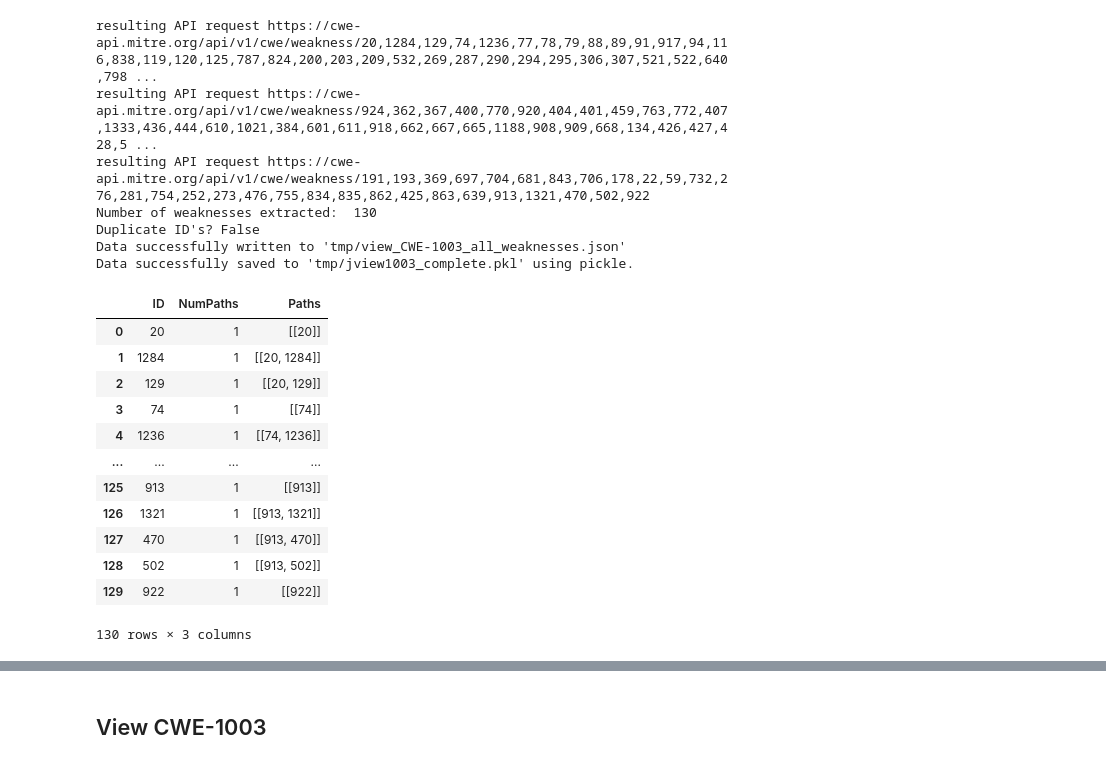
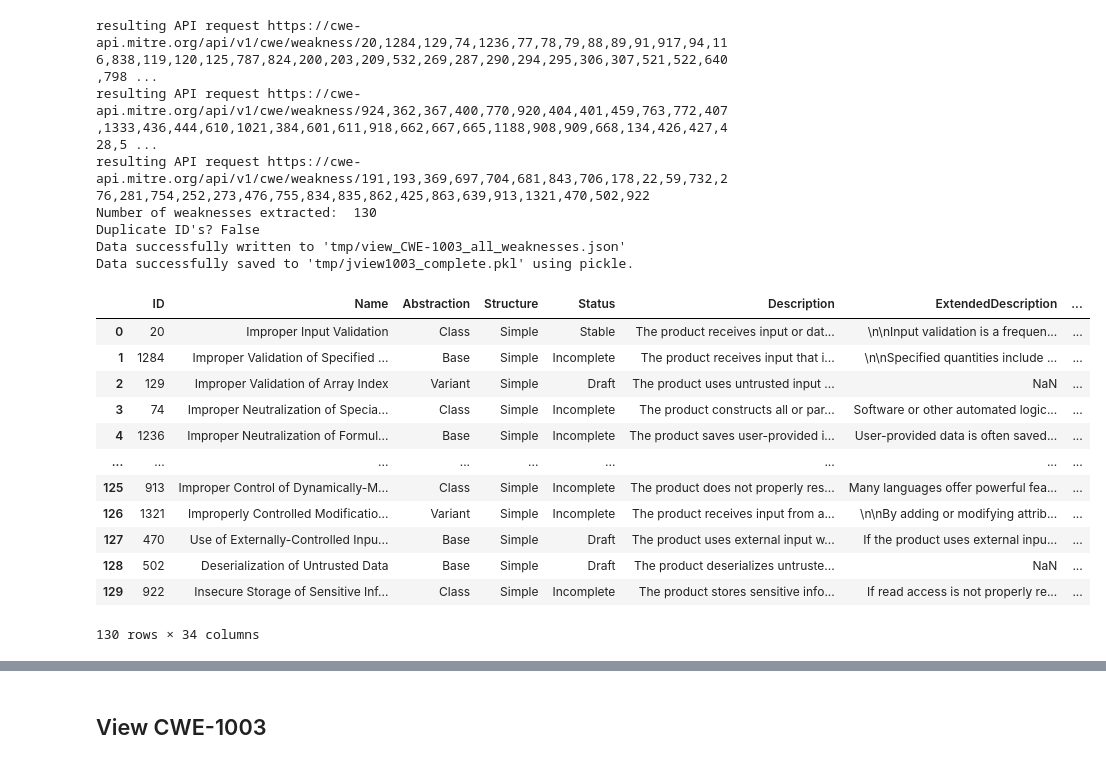
Before and after one commit to Eathus/Thesis-Edvin, a Jupyter notebook: CWE_analysis/analysis.ipynb, the cells around one changed output, grey strips where cells are left out. Cells and saved outputs as stored; diff of their text form; code cells hidden in the pictures.

```diff
--- a/CWE_analysis/analysis.ipynb
+++ b/CWE_analysis/analysis.ipynb
@@ -140,16 +140,10 @@ Duplicate ID's? False
 Data successfully written to 'tmp/view_CWE-1003_all_weaknesses.json'
 Data successfully saved to 'tmp/jview1003_complete.pkl' using pickle.
 # %%
+
 import pandas as pd
-import pickle
-import json
 
-pickle_file = 'tmp/jview1003_complete.pkl'
-with open(pickle_file, 'rb') as file:
-    jview1003_complete = pickle.load(file)
-
-
-def rec_expand_path(cweID, weaknesses, path_df) :
+def rec_expand_path(cweID : str, weaknesses, path_df) :
     if not path_df[path_df['ID'] == cweID].empty:
         return path_df
     rw_list = weaknesses.loc[weaknesses['ID'] == cweID, 'RelatedWeaknesses'].values
@@ -177,36 +171,46 @@ def rec_expand_path(cweID, weaknesses, path_df) :
     path_df = pd.concat([path_df, new_row], ignore_index=True)
     return path_df
 
-def get_paths(view, df_weaknesses) :
-    df_weaknesses['RelatedWeaknesses'] = df_weaknesses['RelatedWeaknesses'].apply(
+def get_paths(view, df_weaknesses, combine = False) :
+    df_weak = df_weaknesses.copy()
+    df_weak['RelatedWeaknesses'] = df_weak['RelatedWeaknesses'].apply(
         lambda weaknesses: [w for w in weaknesses if w['ViewID'] == view and w['Nature'] == 'ChildOf']
         if isinstance(weaknesses, list) else [])
 
     #display(df_weaknesses)
     path_df = pd.DataFrame(columns=['ID', 'NumPaths', 'Paths'])
-    for cweID in df_weaknesses['ID'] :
-        path_df = rec_expand_path(cweID, df_weaknesses, path_df)
+    for cweID in df_weak['ID'] :
+        path_df = rec_expand_path(cweID, df_weak, path_df)
 
+    path_df['ID'] = path_df['ID'].astype(str)
+    df_weak['ID'] = df_weak['ID'].astype(str)
+    if combine :
+        return pd.merge(df_weak, path_df, on='ID')
     return path_df
-# Now you can use jview1003_complete as a Python object
-#print(json.dumps(jview1003_complete, indent=4))
-df_view1003_complete = pd.DataFrame(pd.json_normalize(jview1003_complete["Weaknesses"], sep='_'))
-#display(df_view1003_complete[:5])
-#display(df_view1003_complete[['ID', 'RelatedWeaknesses']])
-get_paths('1003', df_view1003_complete)
-#display(df_view1003_complete[:5])
-#display(df_view1003_complete[df_view1003_complete['ID'] == '20']['S'])
-# %% [output]
-|  | ID | NumPaths | Paths |
-| 0 | 20 | 1 | [[20]] |
-| 1 | 1284 | 1 | [[20, 1284]] |
-| 2 | 129 | 1 | [[20, 129]] |
-| 3 | 74 | 1 | [[74]] |
-| 4 | 1236 | 1 | [[74, 1236]] |
-| ... | ... | ... | ... |
-| 125 | 913 | 1 | [[913]] |
-| 126 | 1321 | 1 | [[913, 1321]] |
-| 127 | 470 | 1 | [[913, 470]] |
-| 128 | 502 | 1 | [[913, 502]] |
-| 129 | 922 | 1 | [[922]] |
-130 rows × 3 columns
+# %%
+import pickle
+pickle_file = 'tmp/jview1003_complete.pkl'
+with open(pickle_file, 'rb') as file:
+    jview1003_complete = pickle.load(file)
+# Now you can use jview1003_complete as a Python object
+#print(json.dumps(jview1003_complete, indent=4))
+df_view1003_complete = pd.DataFrame(pd.json_normalize(jview1003_complete["Weaknesses"], sep='_'))
+#display(df_view1003_complete[:5])
+#display(df_view1003_complete[['ID', 'RelatedWeaknesses']])
+get_paths('1003', df_view1003_complete, True)
+#display(df_view1003_complete[:5])
+#display(df_view1003_complete[df_view1003_complete['ID'] == '20']['S'])
+# %% [output]
+|  | ID | Name | Abstraction | Structure | Status | Description | ExtendedDescription | ... |
+| 0 | 20 | Improper Input Validation | Class | Simple | Stable | The product receives input or dat... | \n\nInput validation is a frequen... | ... |
+| 1 | 1284 | Improper Validation of Specified ... | Base | Simple | Incomplete | The product receives input that i... | \n\nSpecified quantities include ... | ... |
+| 2 | 129 | Improper Validation of Array Index | Variant | Simple | Draft | The product uses untrusted input ... | NaN | ... |
+| 3 | 74 | Improper Neutralization of Specia... | Class | Simple | Incomplete | The product constructs all or par... | Software or other automated logic... | ... |
+| 4 | 1236 | Improper Neutralization of Formul... | Base | Simple | Incomplete | The product saves user-provided i... | User-provided data is often saved... | ... |
+| ... | ... | ... | ... | ... | ... | ... | ... | ... |
+| 125 | 913 | Improper Control of Dynamically-M... | Class | Simple | Incomplete | The product does not properly res... | Many languages offer powerful fea... | ... |
+| 126 | 1321 | Improperly Controlled Modificatio... | Variant | Simple | Incomplete | The product receives input from a... | \n\nBy adding or modifying attrib... | ... |
+| 127 | 470 | Use of Externally-Controlled Inpu... | Base | Simple | Draft | The product uses external input w... | If the product uses external inpu... | ... |
+| 128 | 502 | Deserialization of Untrusted Data | Base | Simple | Draft | The product deserializes untruste... | NaN | ... |
+| 129 | 922 | Insecure Storage of Sensitive Inf... | Class | Simple | Incomplete | The product stores sensitive info... | If read access is not properly re... | ... |
+130 rows × 34 columns
```
Also changed, not shown: parts of 6 cells of this notebook, 16 other files.
